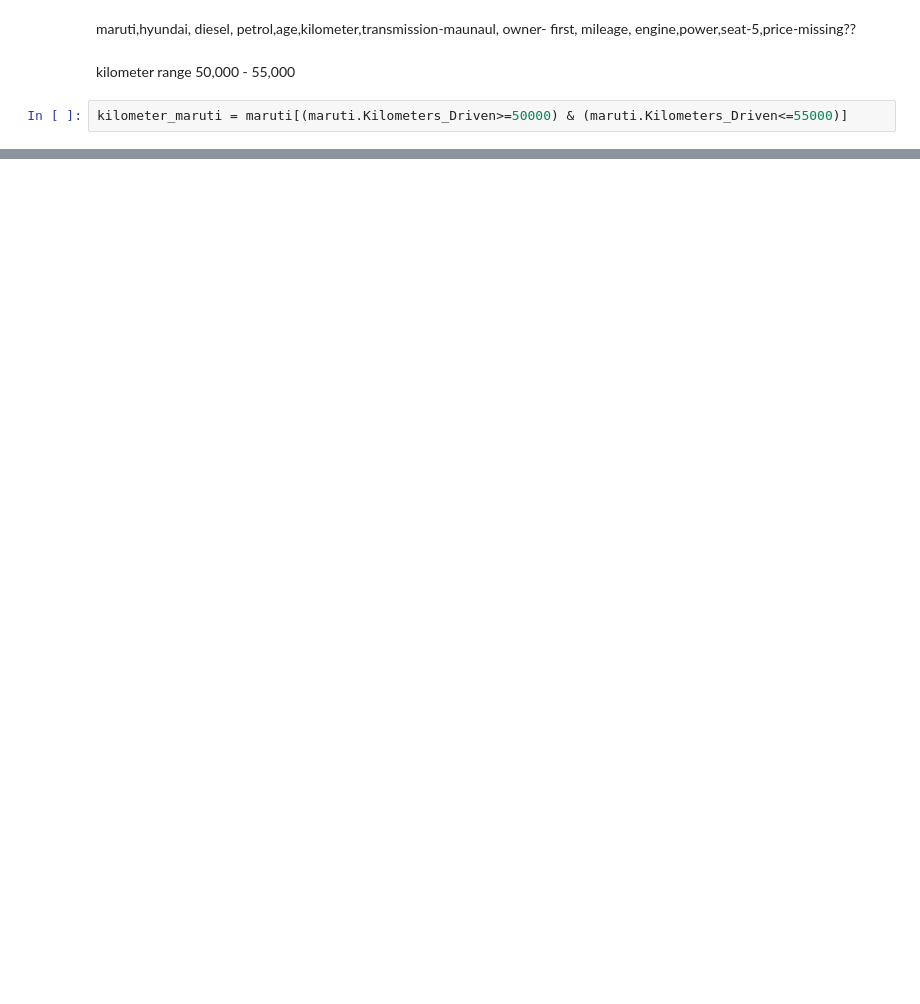
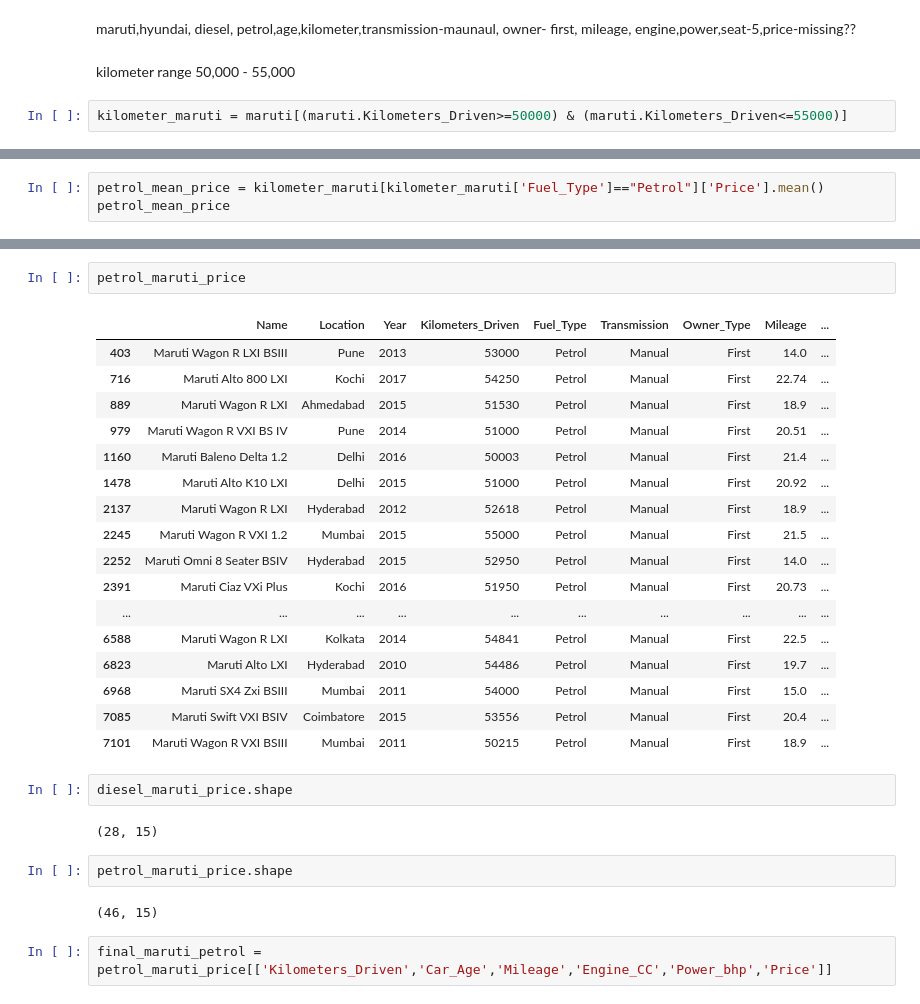
Before and after one commit to kabirNahata/Learning-journey, a Jupyter notebook: EDA_I.ipynb, the cells around one changed output, grey strips where cells are left out. Drawn from its saved outputs; the diff is of its cells as text; blank space fills up the shorter version.

```diff
--- a/EDA_I.ipynb
+++ b/EDA_I.ipynb
@@ -976,0 +1103,3 @@ dtype: int64
+# %%
+petrol_mean_price = kilometer_maruti[kilometer_maruti['Fuel_Type']=="Petrol"]['Price'].mean()
+petrol_mean_price
@@ -976,0 +1209,30 @@ dtype: int64
+# %%
+petrol_maruti_price
+# %% [output]
+|  | Name | Location | Year | Kilometers_Driven | Fuel_Type | Transmission | Owner_Type | Mileage | ... |
+| 403 | Maruti Wagon R LXI BSIII | Pune | 2013 | 53000 | Petrol | Manual | First | 14.0 | ... |
+| 716 | Maruti Alto 800 LXI | Kochi | 2017 | 54250 | Petrol | Manual | First | 22.74 | ... |
+| 889 | Maruti Wagon R LXI | Ahmedabad | 2015 | 51530 | Petrol | Manual | First | 18.9 | ... |
+| 979 | Maruti Wagon R VXI BS IV | Pune | 2014 | 51000 | Petrol | Manual | First | 20.51 | ... |
+| 1160 | Maruti Baleno Delta 1.2 | Delhi | 2016 | 50003 | Petrol | Manual | First | 21.4 | ... |
+| 1478 | Maruti Alto K10 LXI | Delhi | 2015 | 51000 | Petrol | Manual | First | 20.92 | ... |
+| 2137 | Maruti Wagon R LXI | Hyderabad | 2012 | 52618 | Petrol | Manual | First | 18.9 | ... |
+| 2245 | Maruti Wagon R VXI 1.2 | Mumbai | 2015 | 55000 | Petrol | Manual | First | 21.5 | ... |
+| 2252 | Maruti Omni 8 Seater BSIV | Hyderabad | 2015 | 52950 | Petrol | Manual | First | 14.0 | ... |
+| 2391 | Maruti Ciaz VXi Plus | Kochi | 2016 | 51950 | Petrol | Manual | First | 20.73 | ... |
+| ... | ... | ... | ... | ... | ... | ... | ... | ... | ... |
+| 6588 | Maruti Wagon R LXI | Kolkata | 2014 | 54841 | Petrol | Manual | First | 22.5 | ... |
+| 6823 | Maruti Alto LXI | Hyderabad | 2010 | 54486 | Petrol | Manual | First | 19.7 | ... |
+| 6968 | Maruti SX4 Zxi BSIII | Mumbai | 2011 | 54000 | Petrol | Manual | First | 15.0 | ... |
+| 7085 | Maruti Swift VXI BSIV | Coimbatore | 2015 | 53556 | Petrol | Manual | First | 20.4 | ... |
+| 7101 | Maruti Wagon R VXI BSIII | Mumbai | 2011 | 50215 | Petrol | Manual | First | 18.9 | ... |
+# %%
+diesel_maruti_price.shape
+# %% [output]
+(28, 15)
+# %%
+petrol_maruti_price.shape
+# %% [output]
+(46, 15)
+# %%
+final_maruti_petrol = petrol_maruti_price[['Kilometers_Driven','Car_Age','Mileage','Engine_CC','Power_bhp','Price']]
```
Also changed, not shown: parts of 42 cells of this notebook.
